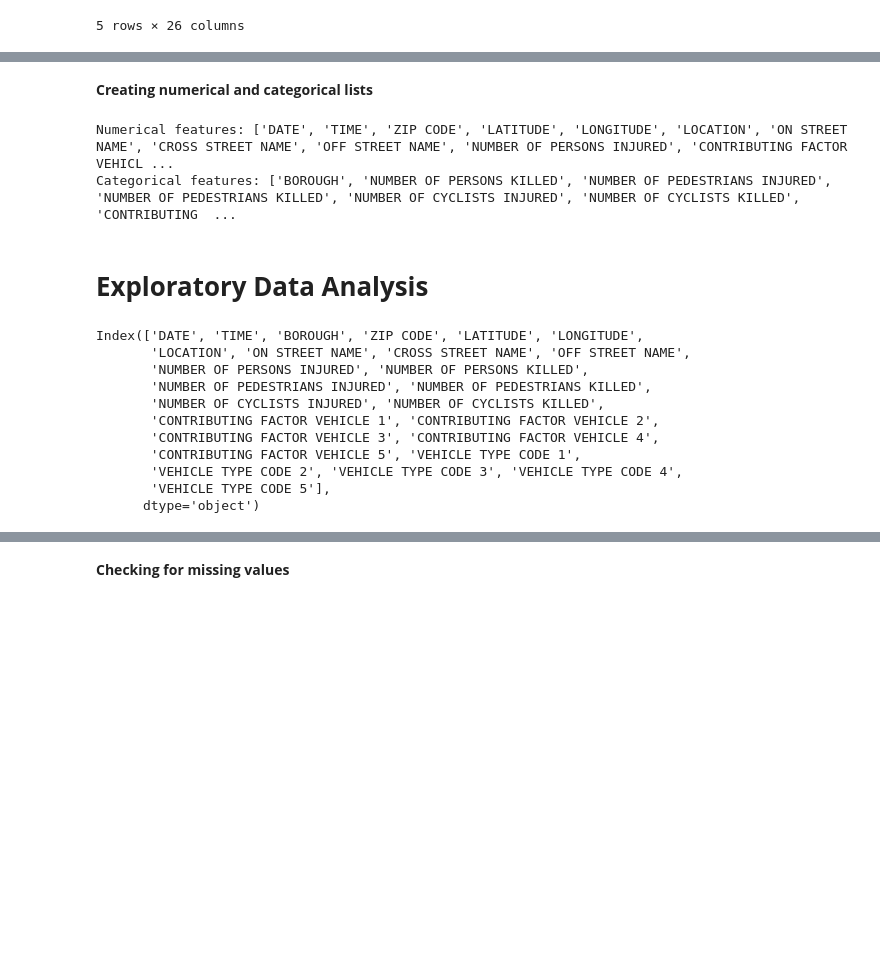
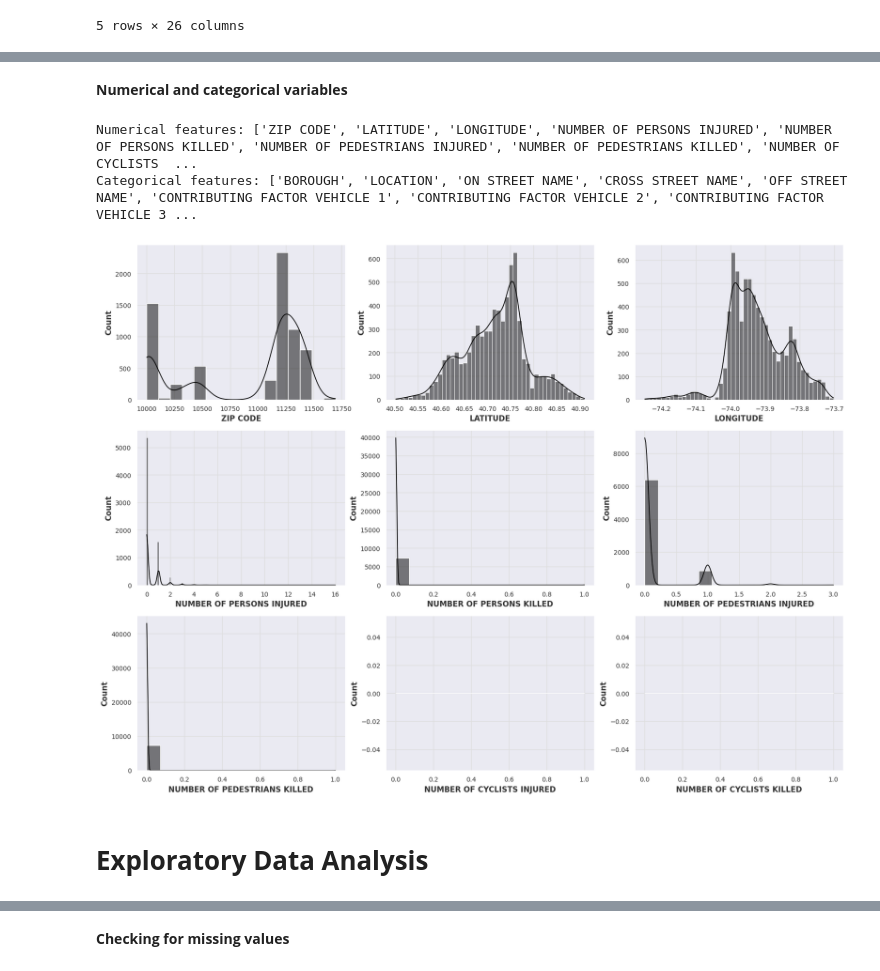
Before and after one commit to myconcordia/A2I2, a Jupyter notebook: Darts_MotorVehicle.ipynb, the cells around one changed output, grey strips where cells are left out. Drawn from its saved outputs; the diff is of its cells as text; code cells hidden in the pictures; blank space fills up the shorter version.

```diff
--- a/Darts_MotorVehicle.ipynb
+++ b/Darts_MotorVehicle.ipynb
@@ -77,26 +106,20 @@ memory usage: 7.0 MB
 # %% [markdown]
-**Creating numerical and categorical lists**
+**Numerical and categorical variables**
-# %%
-# distinction is based on the number of different values in the column
-columns = list(df.columns)
-
-#categorical and numerical columns
-cat_columns = []
-num_columns = []
-
-for i in columns:
-    if len(df[i].unique()) > 6:
-        num_columns.append(i)
-    else:
-        cat_columns.append(i)
-
-cat_columns = cat_columns[:-1]
-
-print('Numerical features:', num_columns)
-print('Categorical features:', cat_columns)
-# %% [output]
-Numerical features: ['DATE', 'TIME', 'ZIP CODE', 'LATITUDE', 'LONGITUDE', 'LOCATION', 'ON STREET NAME', 'CROSS STREET NAME', 'OFF STREET NAME', 'NUMBER OF PERSONS INJURED', 'CONTRIBUTING FACTOR VEHICL ...
-Categorical features: ['BOROUGH', 'NUMBER OF PERSONS KILLED', 'NUMBER OF PEDESTRIANS INJURED', 'NUMBER OF PEDESTRIANS KILLED', 'NUMBER OF CYCLISTS INJURED', 'NUMBER OF CYCLISTS KILLED', 'CONTRIBUTING  ...
+# %%
+num_columns = list(df.select_dtypes(include=['int64', 'float64']).columns)
+cat_columns = list(df.select_dtypes(include=['object']).columns)
+print('Numerical features:', num_columns)
+print('Categorical features:', cat_columns)
+# %% [output]
+Numerical features: ['ZIP CODE', 'LATITUDE', 'LONGITUDE', 'NUMBER OF PERSONS INJURED', 'NUMBER OF PERSONS KILLED', 'NUMBER OF PEDESTRIANS INJURED', 'NUMBER OF PEDESTRIANS KILLED', 'NUMBER OF CYCLISTS  ...
+Categorical features: ['BOROUGH', 'LOCATION', 'ON STREET NAME', 'CROSS STREET NAME', 'OFF STREET NAME', 'CONTRIBUTING FACTOR VEHICLE 1', 'CONTRIBUTING FACTOR VEHICLE 2', 'CONTRIBUTING FACTOR VEHICLE 3 ...
+# %%
+plt.figure(figsize=(20, 15))
+for i, num in enumerate(num_columns, 1):
+    plt.subplot(3, 3, i)
+    sns.histplot(df, x=num, kde=True)
+# %% [output]
+[figure, added]
 # %% [markdown]
 # **Exploratory Data Analysis**
 # %%
@@ -104,20 +127,6 @@ Categorical features: ['BOROUGH', 'NUMBER OF PERSONS KILLED', 'NUMBER OF PEDESTR
 !pip install plotly --quiet
 # %%
 import plotly.graph_objects as go
-# %%
-df.columns
-# %% [output]
-Index(['DATE', 'TIME', 'BOROUGH', 'ZIP CODE', 'LATITUDE', 'LONGITUDE',
-       'LOCATION', 'ON STREET NAME', 'CROSS STREET NAME', 'OFF STREET NAME',
-       'NUMBER OF PERSONS INJURED', 'NUMBER OF PERSONS KILLED',
-       'NUMBER OF PEDESTRIANS INJURED', 'NUMBER OF PEDESTRIANS KILLED',
-       'NUMBER OF CYCLISTS INJURED', 'NUMBER OF CYCLISTS KILLED',
-       'CONTRIBUTING FACTOR VEHICLE 1', 'CONTRIBUTING FACTOR VEHICLE 2',
-       'CONTRIBUTING FACTOR VEHICLE 3', 'CONTRIBUTING FACTOR VEHICLE 4',
-       'CONTRIBUTING FACTOR VEHICLE 5', 'VEHICLE TYPE CODE 1',
-       'VEHICLE TYPE CODE 2', 'VEHICLE TYPE CODE 3', 'VEHICLE TYPE CODE 4',
-       'VEHICLE TYPE CODE 5'],
-      dtype='object')
 # %%
 df.describe().T
 # %% [output]
```
Also changed, not shown: parts of 18 cells of this notebook.
